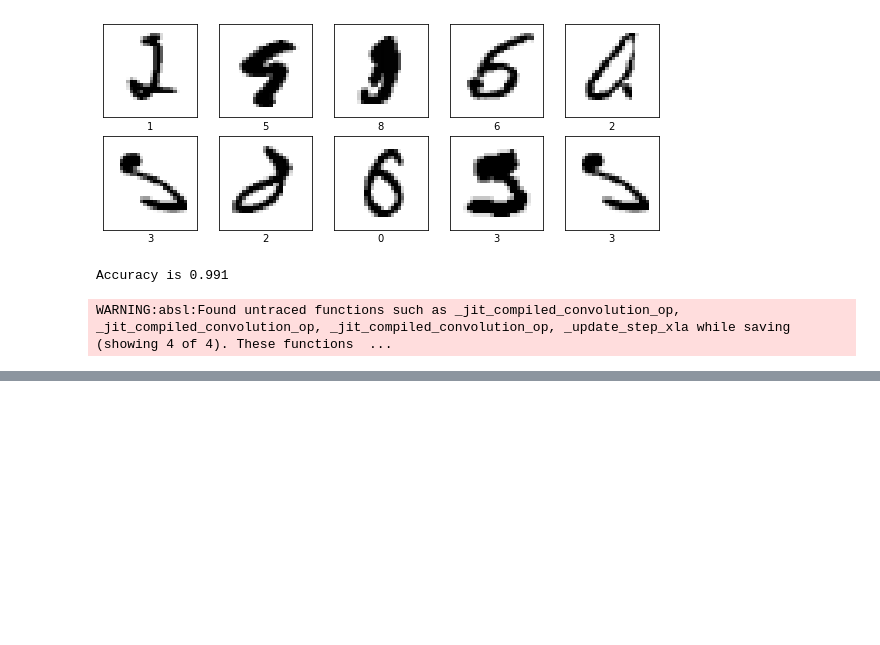
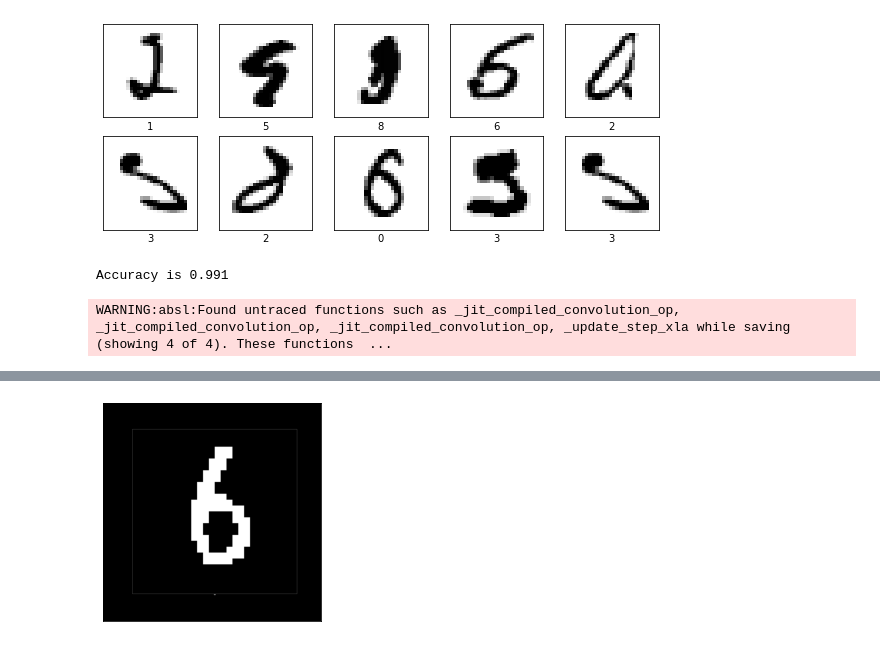
Before and after one commit to makhmudjumanazarov/MNIST, a Jupyter notebook: mnist.ipynb, the cells around one changed output, grey strips where cells are left out. Saved outputs shown, nothing was run; the diff lists cells and outputs as text; code cells hidden in the pictures; blank space fills up the shorter version.

```diff
--- a/mnist.ipynb
+++ b/mnist.ipynb
@@ -389,0 +279,7 @@ if __name__ == "__main__":
+# %%
+plt.xticks([])
+plt.yticks([])
+plt.grid(False)
+plt.imshow(maska)
+plt.savefig('/content/drive/MyDrive/Machine Learning Specialization/output_images/tort.png')
+# %% [output]
@@ -389,0 +287 @@ if __name__ == "__main__":
+[figure, added]
```
Also changed, not shown: parts of 20 cells of this notebook, 5 other files.
